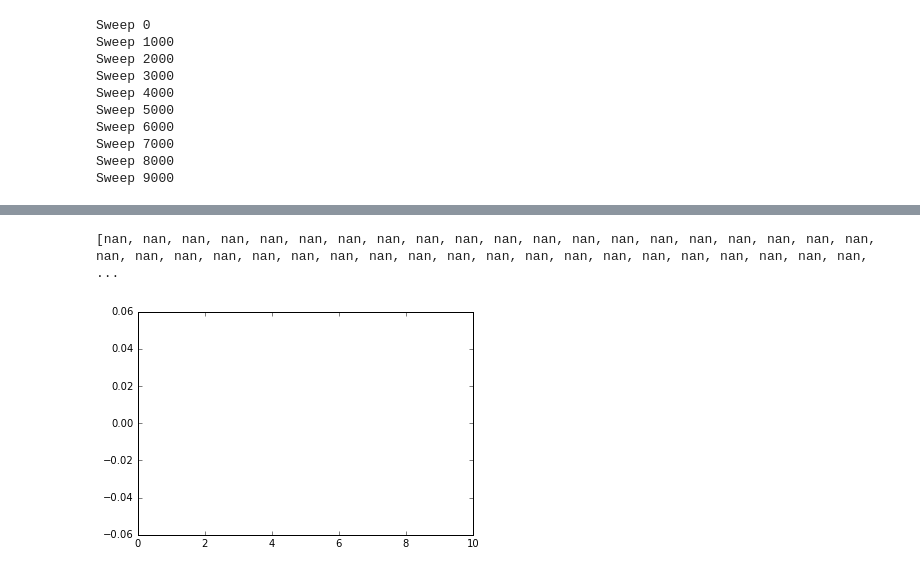
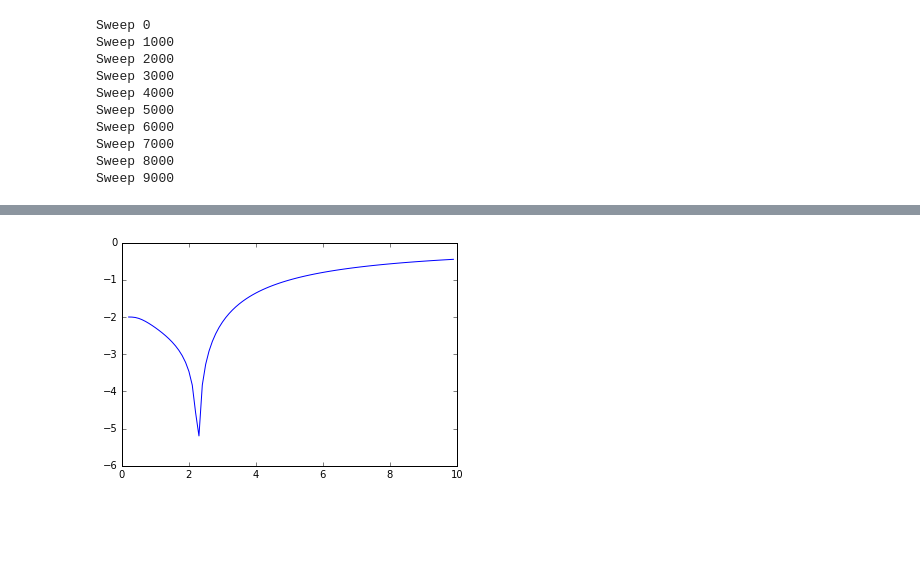
Before and after one commit to teunzwart/bachelor-project, a Jupyter notebook: code/Metropolis-Ising.ipynb, the cells around one changed output, grey strips where cells are left out. Drawn from its saved outputs; the diff is of its cells as text; code cells hidden in the pictures; blank space fills up the shorter version.

```diff
--- a/code/Metropolis-Ising.ipynb
+++ b/code/Metropolis-Ising.ipynb
@@ -322,10 +316,11 @@ Sweep 9000
 # %%
-# plt.plot(np.arange(0.2, 5.0, 0.2), temp_dep_energy)
-print(temp_dep_energy)
-plt.xlim(0, 10)
-plt.scatter(np.arange(0.2, 10.0, 0.2), temp_dep_energy)
-plt.errorbar(np.arange(0.2, 10.0, 0.2), temp_dep_energy, temp_dep_energy_error, linestyle='None')
+importlib.reload(metropolis_ising)
+exact_energy = [ising.exact_energy(T) for T in np.arange(0.2, 10, 0.1)]
+plt.plot(np.arange(0.2, 10, 0.1), exact_energy)
+
+# plt.xlim(0, 10)
+# plt.scatter(np.arange(0.2, 10.0, 0.2), temp_dep_energy)
+# plt.errorbar(np.arange(0.2, 10.0, 0.2), temp_dep_energy, temp_dep_energy_error, linestyle='None')
 plt.show()
 # %% [output]
-[nan, nan, nan, nan, nan, nan, nan, nan, nan, nan, nan, nan, nan, nan, nan, nan, nan, nan, nan, nan, nan, nan, nan, nan, nan, nan, nan, nan, nan, nan, nan, nan, nan, nan, nan, nan, nan, nan, nan, nan, ...
-[figure, old version]
+[figure, new version]
```
Also changed, not shown: parts of 22 cells of this notebook.
